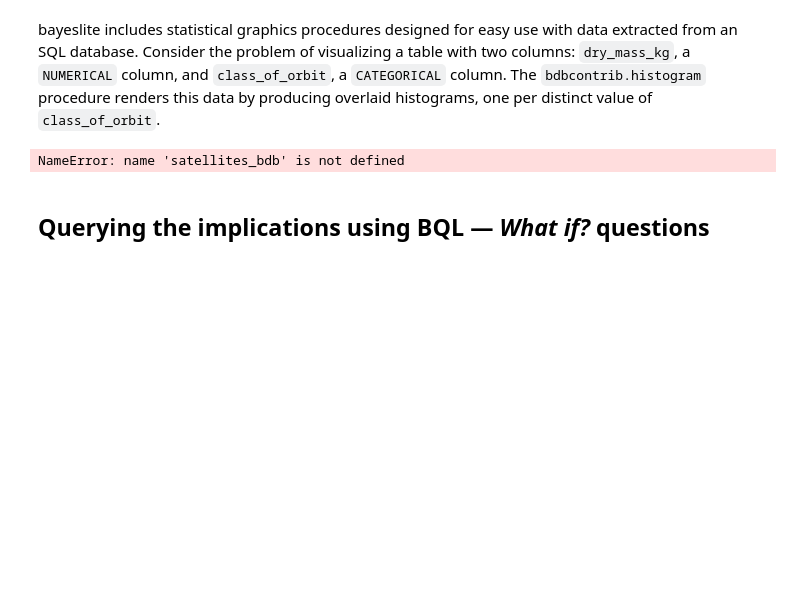
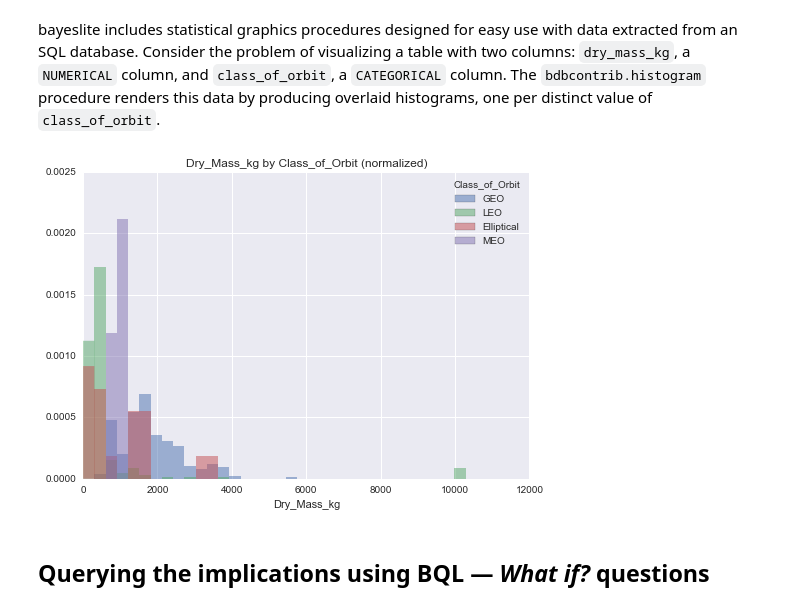
Before and after one commit to probcomp/bdbcontrib, a Jupyter notebook: examples/satellites/Satellites.ipynb, the cells around one changed output. Cells and saved outputs as stored; diff of their text form; code cells hidden in the pictures; blank space fills up the shorter version.

Commit message:
Using quickstart in Satellites.ipynb

```diff
--- a/examples/satellites/Satellites.ipynb
+++ b/examples/satellites/Satellites.ipynb
@@ -99,9 +97,9 @@ bayeslite includes statistical graphics procedures designed for easy use with da
 # %%
 import matplotlib.pyplot as plt
 %matplotlib inline
-bdbcontrib.histogram(satellites_bdb, 'SELECT dry_mass_kg, class_of_orbit FROM satellites', bins=35, normed=True);
+bdbcontrib.histogram(satellites.bdb, 'SELECT dry_mass_kg, class_of_orbit FROM satellites', bins=35, normed=True);
 # %% [output]
-NameError: name 'satellites_bdb' is not defined
+[figure, added]
 # %% [markdown]
 ## Querying the implications using BQL — _What if?_ questions
 # %% [markdown]
```
Also changed, not shown: parts of 13 cells of this notebook.
